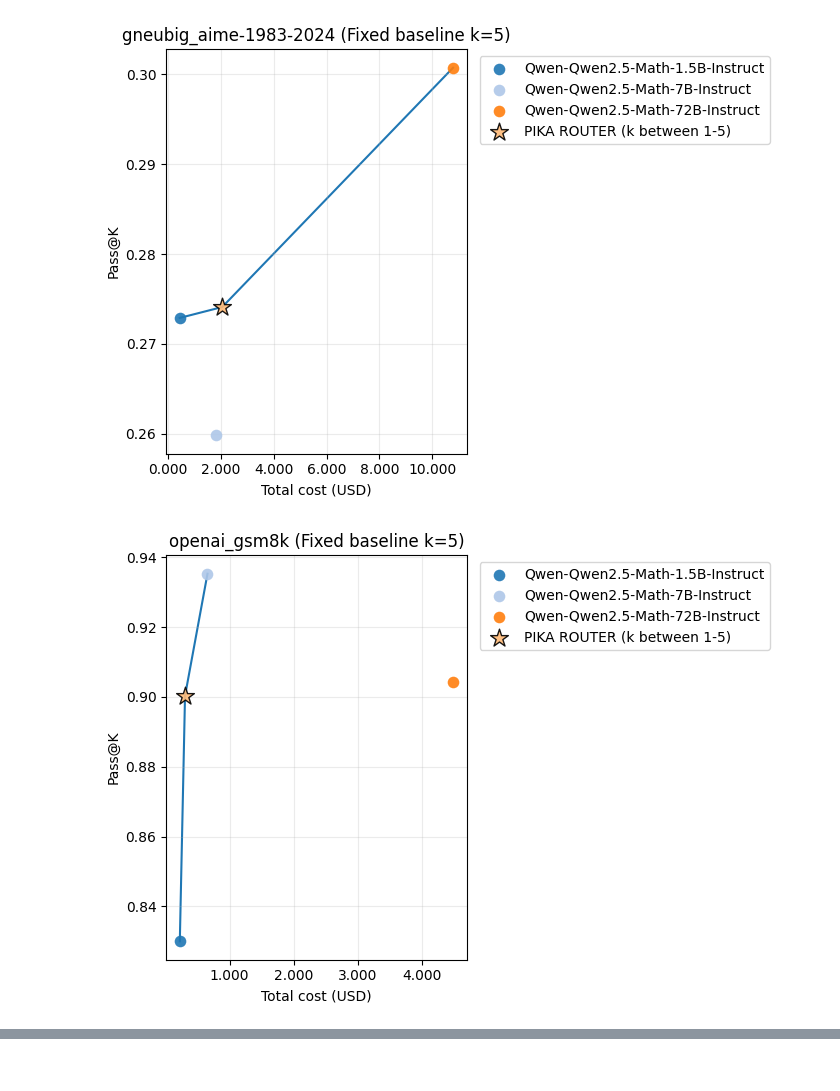
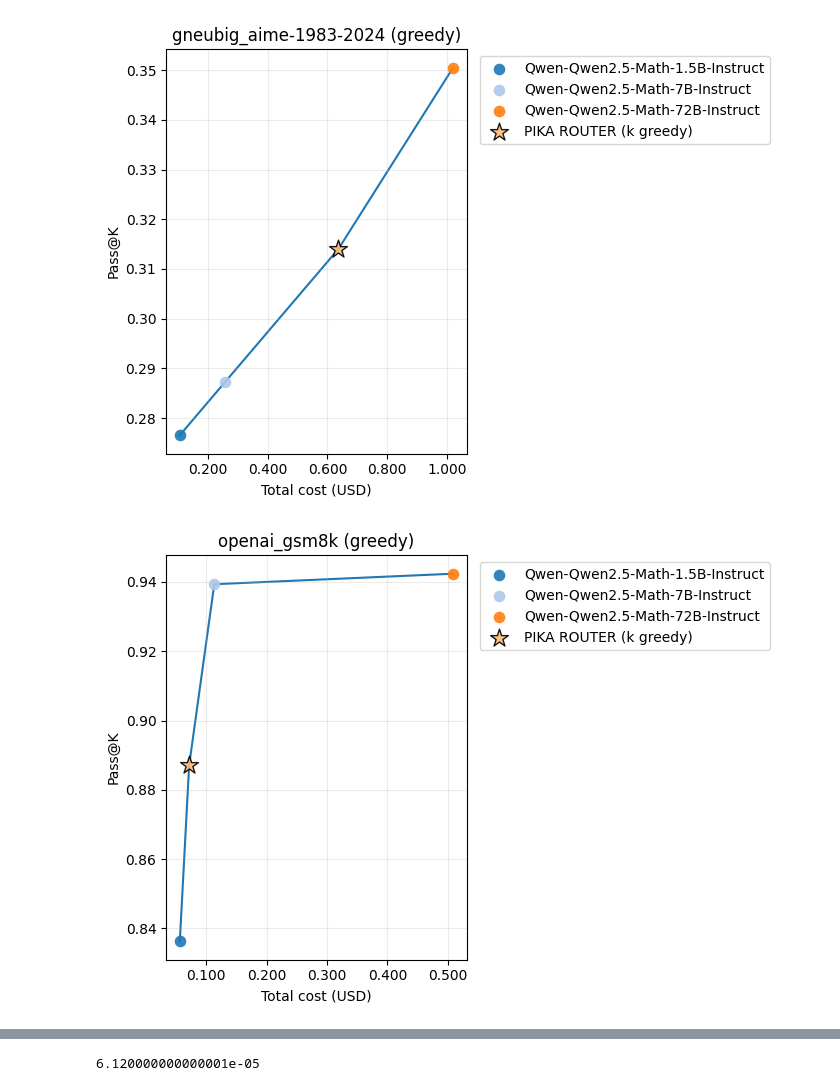
Before and after one commit to KabakaWilliam/llms_know_difficulty, a Jupyter notebook: router_code/create_pareto_comparisons.ipynb, the cells around one changed output, grey strips where cells are left out. Cells and saved outputs as stored; diff of their text form; code cells hidden in the pictures.

Commit message:
updated cascade code with new options

```diff
--- a/router_code/create_pareto_comparisons.ipynb
+++ b/router_code/create_pareto_comparisons.ipynb
@@ -21,5 +21,22 @@ MODEL_POOL = [
     "Qwen-Qwen2.5-Math-7B-Instruct",
     "Qwen-Qwen2.5-Math-72B-Instruct",
               ]
+# %%
+def update_pricing_in_dataframe(df, model_name_col="model_name", input_token_col="total_input_tokens", output_token_col="total_output_tokens"):
+    """
+    Update pricing columns in a dataframe based on model_name and SIMPLE_MODEL_POOL_CONFIG.
+    """
+    for model_name in df[model_name_col].unique():
+        if model_name not in SIMPLE_MODEL_POOL_CONFIG:
+            print(f"Warning: {model_name} not found in SIMPLE_MODEL_POOL_CONFIG")
+            continue
+
+        input_cost = SIMPLE_MODEL_POOL_CONFIG[model_name]['model_costs']["input_per_mill"] / TOKENS_PER_MILLION
+        output_cost = SIMPLE_MODEL_POOL_CONFIG[model_name]['model_costs']["output_per_mill"] / TOKENS_PER_MILLION
+
+        mask = df[model_name_col] == model_name
+        df.loc[mask, "input_cost_usd_once"] = df.loc[mask, input_token_col] * input_cost
+        df.loc[mask, "total_output_cost_usd"] = df.loc[mask, output_token_col] * output_cost
+        df.loc[mask, "total_cost_usd"] = df.loc[mask, "input_cost_usd_once"] + df.loc[mask, "total_output_cost_usd"]
 # %%
 # GENERATION_CONFIG
@@ -49,6 +74,8 @@ for BASELINE_DATASET_NAME in BASELINE_DATASETS_LIST:
             BASELINE_PATH = f"../will_replication/DATA/SR_DATA/{BASELINE_BENCHMARK_ALIAS}/test-{MODEL_NAME}_maxlen_3000_k_{BASELINE_K}_temp_{BASELINE_TEMP}.parquet"
 
         BASELINE_BENCHMARK_DF = pd.read_parquet(BASELINE_PATH)
+        update_pricing_in_dataframe(BASELINE_BENCHMARK_DF)
+
 
         benchmark_sr_score = BASELINE_BENCHMARK_DF["success_rate"].mean()
 
@@ -60,19 +87,32 @@ for BASELINE_DATASET_NAME in BASELINE_DATASETS_LIST:
         benchmark_cost = BASELINE_BENCHMARK_DF["total_cost_usd"].sum()
         BENCHMARK_DATA_POINTS.append({"name": MODEL_NAME, "passk_score": benchmark_sr_score, "majority_vote_score":benchmark_majority_vote_score, "cost": benchmark_cost})
 
+
+
     PLOTTING_DICT[BASELINE_BENCHMARK_ALIAS] = BENCHMARK_DATA_POINTS
-    PIKA_V2_DIR = f"pika_router_runs/{BASELINE_BENCHMARK_ALIAS}_routed_by_{PROBE_MODEL_DATA_SOURCE}_{ROUTING_MODEL}_probeK{PROBE_PROBE_K}_probeT{PROBE_PROBE_TEMP}_routeK{ROUTING_MAX_K}_routeT{ROUTING_TEMP}_sc_{ROUTER_OPTIONS}.parquet"
-    pika_df = pd.read_parquet(PIKA_V2_DIR)
 
-    pika_sr_score = pika_df["passk_score"].mean()
-    pika_majority_vote_score = pika_df["majority_vote_is_correct"].mean()
-    pika_total_cost = pika_df["total_cost_usd"].sum()
+    PIKA_V2_DIR = f"pika_router_runs/{BASELINE_BENCHMARK_ALIAS}_routed_by_{PROBE_MODEL_DATA_SOURCE}_{ROUTING_MODEL}_probeK{PROBE_PROBE_K}_probeT{PROBE_PROBE_TEMP}_routeK{ROUTING_MAX_K}_routeT{ROUTING_TEMP}_sc_{ROUTER_OPTIONS}_thresh{ROUTER_THRESHOLDS}.parquet"
+    try:
+        pika_df = pd.read_parquet(PIKA_V2_DIR)
+        update_pricing_in_dataframe(pika_df, model_name_col="route_to", input_token_col="input_num_tokens", output_token_col="response_num_tokens")
 
-    PLOTTING_DICT[BASELINE_BENCHMARK_ALIAS] += [{"name": "PIKA ROUTER (k between 1-5)", "kind": "router", "passk_score": pika_sr_score, "majority_vote_score":pika_majority_vote_score, "cost": pika_total_cost}]
+        pika_sr_score = pika_df["passk_score"].mean()
+        pika_majority_vote_score = pika_df["majority_vote_is_correct"].mean()
+        pika_total_cost = pika_df["total_cost_usd"].sum()
+
+        print('===============================\n')
+        print(f"Benchmark name: {BASELINE_BENCHMARK_ALIAS}|| Router thresh: {ROUTER_THRESHOLDS}")
+        print(pika_df['route_to'].value_counts())
+        print('===============================\n')
+
+
+        PLOTTING_DICT[BASELINE_BENCHMARK_ALIAS] += [{"name": f"PIKA ROUTER (k {ROUTER_OPTIONS})", "kind": "router", "passk_score": pika_sr_score, "majority_vote_score":pika_majority_vote_score, "cost": pika_total_cost}]
+    except Exception as e:
+        print(f"Router config doesn't exist: {e}")
 
 for benchmark, data_points in PLOTTING_DICT.items():
     if BASELINE_K == 1 and BASELINE_TEMP == 0:
-        benchmark += " (greedy)"
+        benchmark += f" ({ROUTER_OPTIONS})"
     else:
         benchmark += f" (Fixed baseline k={BASELINE_K})"
     plot_pareto_frontier(data_points, benchmark, score_col="passk_score", x_label="Total cost (USD)", y_label=f"Pass@K")
@@ -81,2 +138,2 @@ for benchmark, data_points in PLOTTING_DICT.items():
-[figure, old version]
+[figure, new version]
-[figure, old version]
+[figure, new version]
@@ -83,3 +141,7 @@ for benchmark, data_points in PLOTTING_DICT.items():
+# %%
+SIMPLE_MODEL_POOL_CONFIG["Qwen/Qwen2.5-Math-72B-Instruct"]['model_costs']["input_per_mill"] /TOKENS_PER_MILLION * 68
+# %% [output]
+6.120000000000001e-05
 # %%
 for benchmark, data_points in PLOTTING_DICT.items():
     if BASELINE_K == 1 and BASELINE_TEMP == 0:
```
Also changed, not shown: parts of 19 cells of this notebook, 8 other files.
